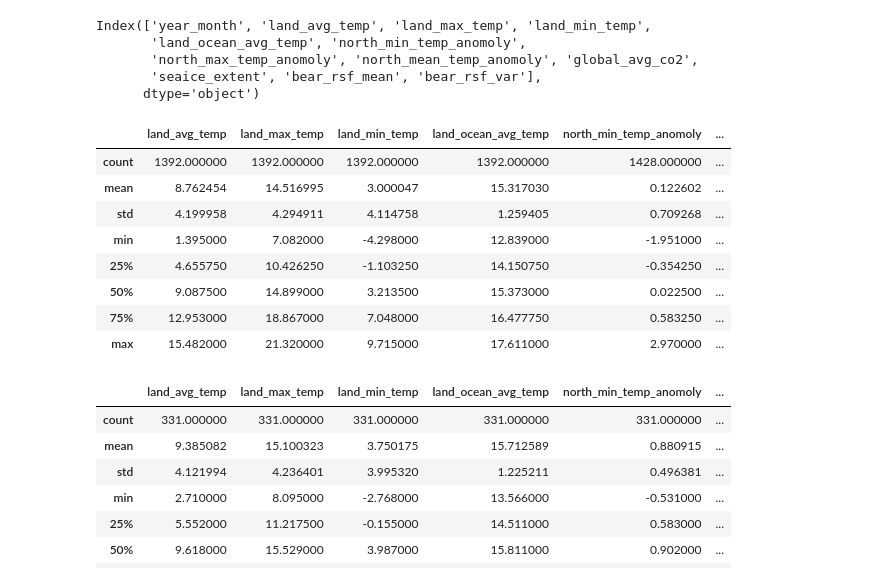
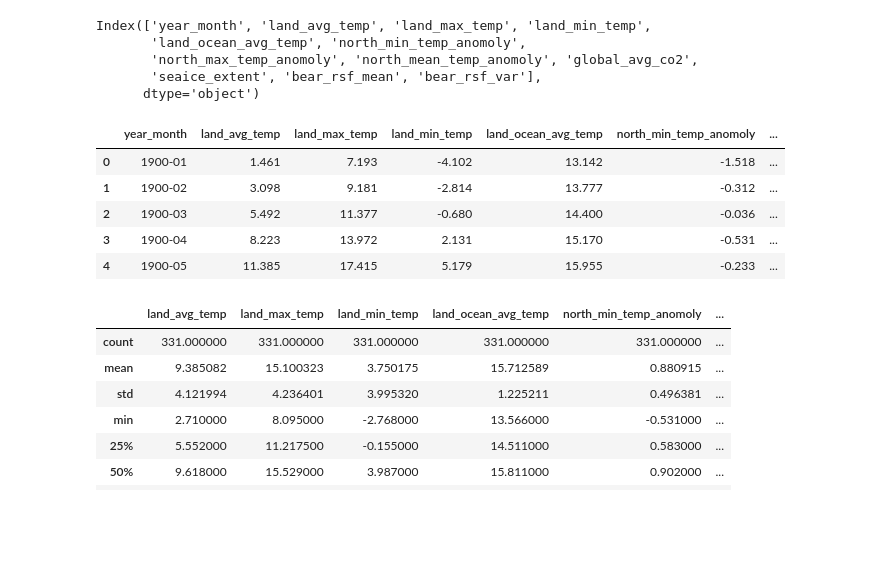
Before and after one commit to CodeReber/dataviz_final, a Jupyter notebook: operation_polarbear.ipynb, the cells around one changed output. Saved outputs shown, nothing was run; the diff lists cells and outputs as text; code cells hidden in the pictures; blank space fills up the shorter version.

```diff
--- a/operation_polarbear.ipynb
+++ b/operation_polarbear.ipynb
@@ -28,15 +29,12 @@ Index(['year_month', 'land_avg_temp', 'land_max_temp', 'land_min_temp',
        'seaice_extent', 'bear_rsf_mean', 'bear_rsf_var'],
       dtype='object')
 # %%
-df.describe()
+df.head()
 # %% [output]
-|  | land_avg_temp | land_max_temp | land_min_temp | land_ocean_avg_temp | north_min_temp_anomoly | ... |
-| count | 1392.000000 | 1392.000000 | 1392.000000 | 1392.000000 | 1428.000000 | ... |
-| mean | 8.762454 | 14.516995 | 3.000047 | 15.317030 | 0.122602 | ... |
-| std | 4.199958 | 4.294911 | 4.114758 | 1.259405 | 0.709268 | ... |
-| min | 1.395000 | 7.082000 | -4.298000 | 12.839000 | -1.951000 | ... |
-| 25% | 4.655750 | 10.426250 | -1.103250 | 14.150750 | -0.354250 | ... |
-| 50% | 9.087500 | 14.899000 | 3.213500 | 15.373000 | 0.022500 | ... |
-| 75% | 12.953000 | 18.867000 | 7.048000 | 16.477750 | 0.583250 | ... |
-| max | 15.482000 | 21.320000 | 9.715000 | 17.611000 | 2.970000 | ... |
+|  | year_month | land_avg_temp | land_max_temp | land_min_temp | land_ocean_avg_temp | north_min_temp_anomoly | ... |
+| 0 | 1900-01 | 1.461 | 7.193 | -4.102 | 13.142 | -1.518 | ... |
+| 1 | 1900-02 | 3.098 | 9.181 | -2.814 | 13.777 | -0.312 | ... |
+| 2 | 1900-03 | 5.492 | 11.377 | -0.680 | 14.400 | -0.036 | ... |
+| 3 | 1900-04 | 8.223 | 13.972 | 2.131 | 15.170 | -0.531 | ... |
+| 4 | 1900-05 | 11.385 | 17.415 | 5.179 | 15.955 | -0.233 | ... |
 # %%
```
Also changed, not shown: parts of 26 cells of this notebook.
